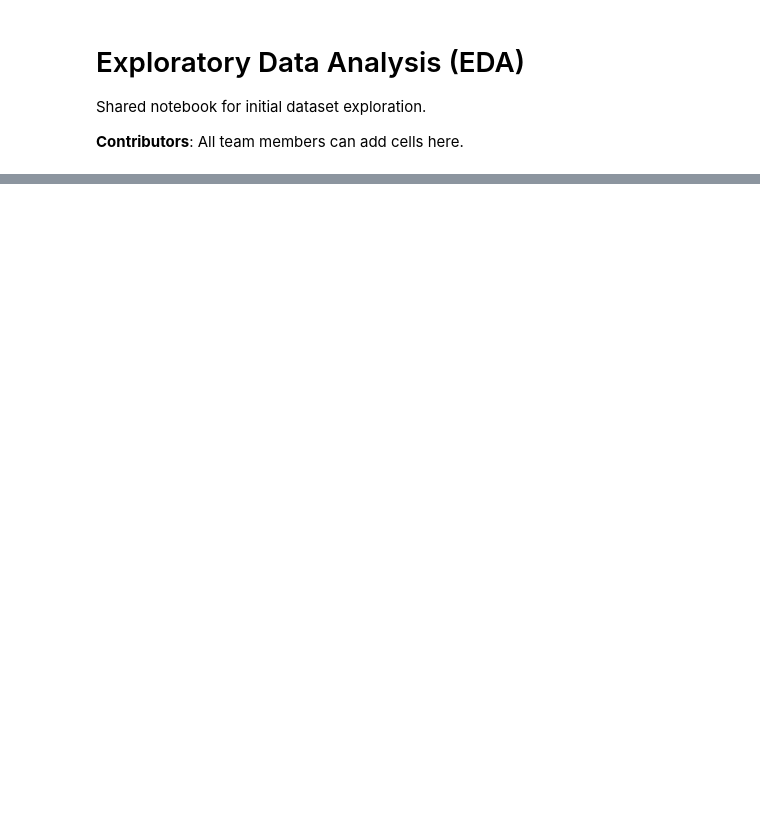
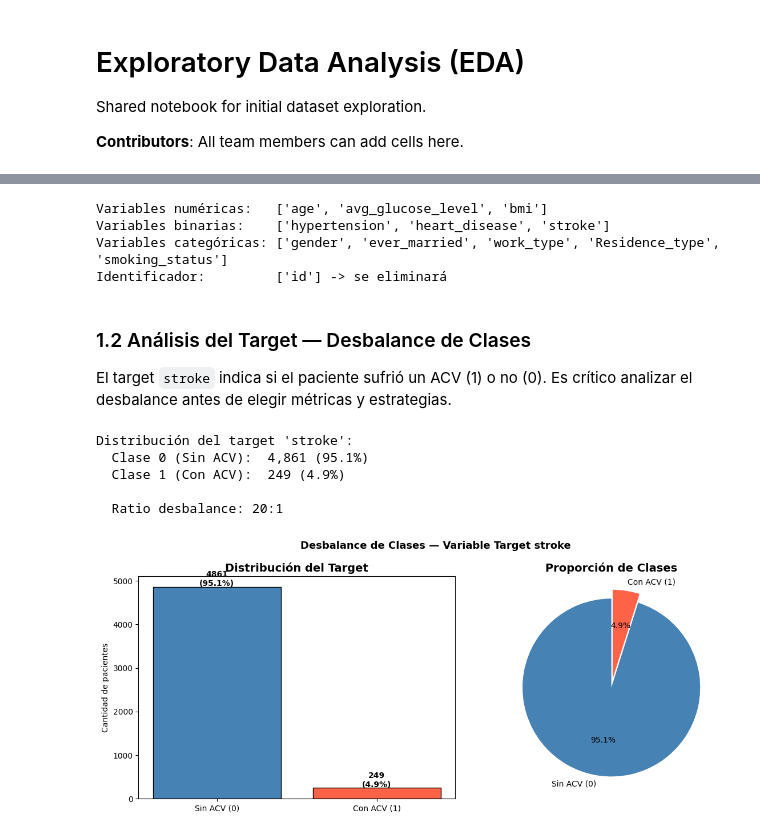
Before and after one commit to martinmw13/AdM_TP, a Jupyter notebook: notebooks/00_eda.ipynb, the cells around one changed output, grey strips where cells are left out. Saved outputs shown, nothing was run; the diff lists cells and outputs as text; code cells hidden in the pictures; blank space fills up the shorter version.

```diff
--- a/notebooks/00_eda.ipynb
+++ b/notebooks/00_eda.ipynb
@@ -4,16 +4,3 @@
 Shared notebook for initial dataset exploration.
 
 **Contributors**: All team members can add cells here.
-# %%
-import sys
-sys.path.insert(0, "..")
-
-import pandas as pd
-import numpy as np
-import matplotlib.pyplot as plt
-import seaborn as sns
-
-from src.data_loader import load_dataset, TARGET_COL
-
-sns.set_theme(style="whitegrid")
-%matplotlib inline
@@ -40,0 +30,6 @@ plt.show()
+# %%
+df_original = load_dataset()
+df = df_original.copy()
+
+print(f"Dataset cargado: {df.shape[0]:,} filas x {df.shape[1]} columnas")
+df.head()
@@ -40,0 +86,56 @@ plt.show()
+# %%
+vars_numericas   = ['age', 'avg_glucose_level', 'bmi']
+vars_binarias    = ['hypertension', 'heart_disease', 'stroke']
+vars_categoricas = ['gender', 'ever_married', 'work_type',
+                    'Residence_type', 'smoking_status']
+
+print("Variables numéricas:  ", vars_numericas)
+print("Variables binarias:   ", vars_binarias)
+print("Variables categóricas:", vars_categoricas)
+print("Identificador:         ['id'] -> se eliminará")
+# %% [output]
+Variables numéricas:   ['age', 'avg_glucose_level', 'bmi']
+Variables binarias:    ['hypertension', 'heart_disease', 'stroke']
+Variables categóricas: ['gender', 'ever_married', 'work_type', 'Residence_type', 'smoking_status']
+Identificador:         ['id'] -> se eliminará
+# %% [markdown]
+### 1.2 Análisis del Target — Desbalance de Clases
+
+El target `stroke` indica si el paciente sufrió un ACV (1) o no (0).
+Es crítico analizar el desbalance antes de elegir métricas y estrategias.
+# %%
+stroke_counts = df['stroke'].value_counts()
+stroke_pct    = df['stroke'].value_counts(normalize=True) * 100
+
+print("Distribución del target 'stroke':")
+print(f"  Clase 0 (Sin ACV):  {stroke_counts[0]:,} ({stroke_pct[0]:.1f}%)")
+print(f"  Clase 1 (Con ACV):  {stroke_counts[1]:,} ({stroke_pct[1]:.1f}%)")
+print(f"\n  Ratio desbalance: {stroke_counts[0] / stroke_counts[1]:.0f}:1")
+
+fig, axes = plt.subplots(1, 2, figsize=(12, 5))
+
+axes[0].bar(['Sin ACV (0)', 'Con ACV (1)'], stroke_counts.values,
+            color=['steelblue', 'tomato'], edgecolor='black')
+axes[0].set_title('Distribución del Target', fontsize=14, fontweight='bold')
+axes[0].set_ylabel('Cantidad de pacientes')
+for i, v in enumerate(stroke_counts.values):
+    axes[0].text(i, v + 20, f'{v}\n({stroke_pct.values[i]:.1f}%)',
+                 ha='center', fontweight='bold')
+
+axes[1].pie(stroke_counts.values,
+            labels=['Sin ACV (0)', 'Con ACV (1)'],
+            colors=['steelblue', 'tomato'],
+            autopct='%1.1f%%', startangle=90, explode=[0, 0.1])
+axes[1].set_title('Proporción de Clases', fontsize=14, fontweight='bold')
+
+plt.suptitle('Desbalance de Clases — Variable Target stroke',
+             fontsize=13, fontweight='bold')
+plt.tight_layout()
+plt.show()
+# %% [output]
+Distribución del target 'stroke':
+  Clase 0 (Sin ACV):  4,861 (95.1%)
+  Clase 1 (Con ACV):  249 (4.9%)
+
+  Ratio desbalance: 20:1
+[figure, added]
```
Also changed, not shown: parts of 20 cells of this notebook, 2 other files.
